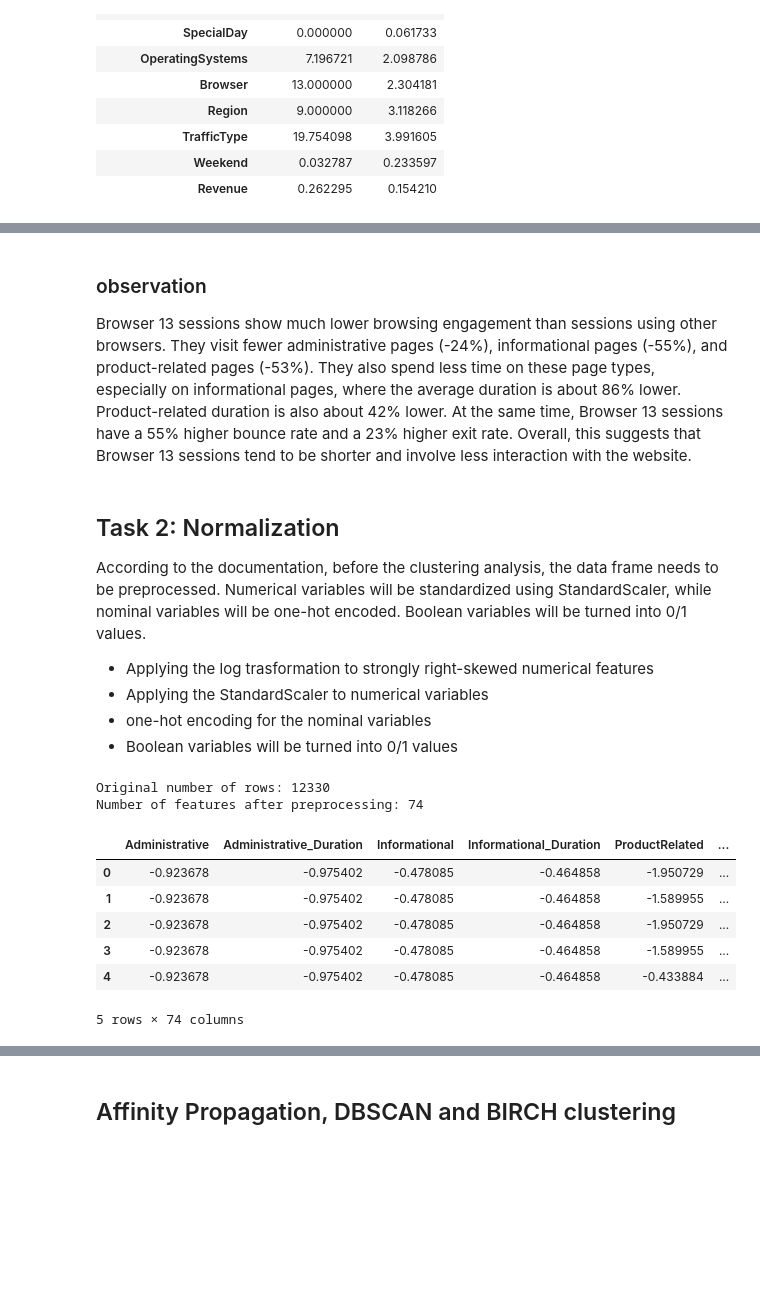
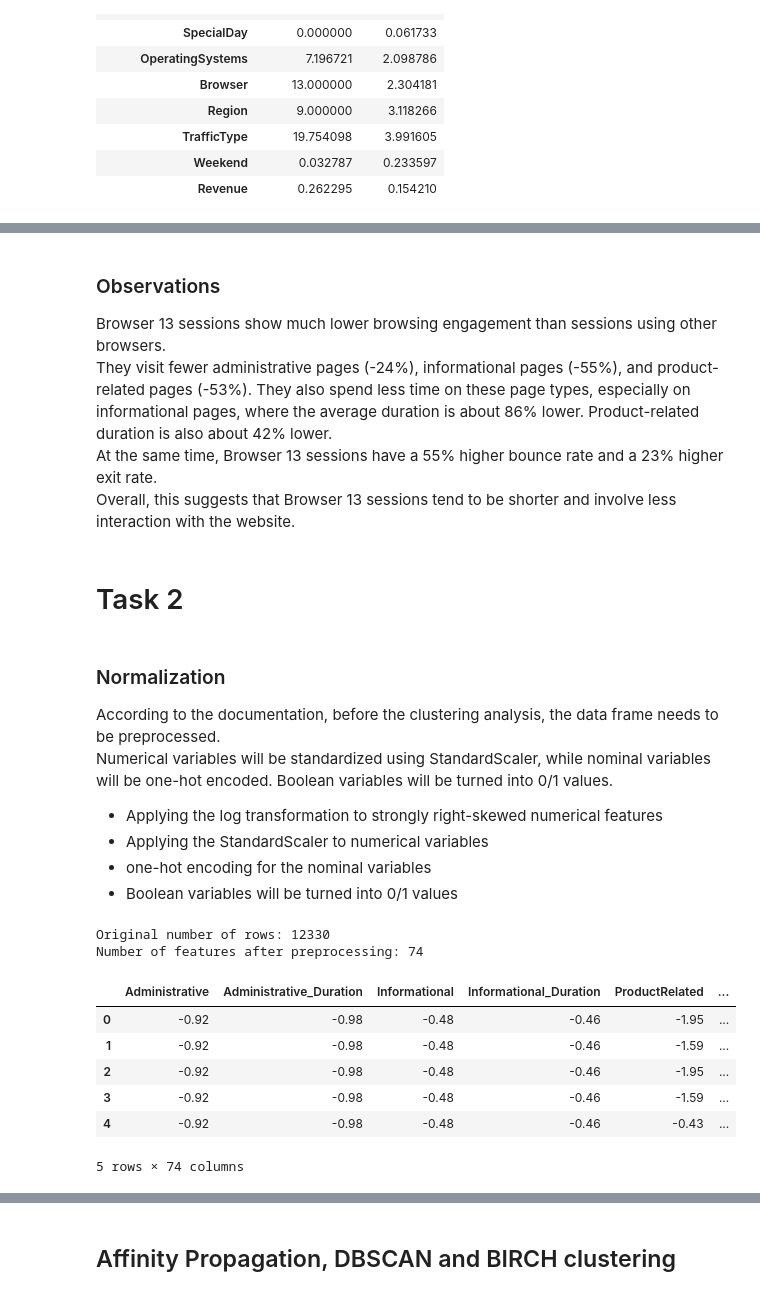
Before and after one commit to kenshin812/data_analysis, a Jupyter notebook: assignment2/submission.ipynb, the cells around one changed output, grey strips where cells are left out. Drawn from its saved outputs; the diff is of its cells as text; code cells hidden in the pictures; blank space fills up the shorter version.

```diff
--- a/assignment2/submission.ipynb
+++ b/assignment2/submission.ipynb
@@ -342,17 +270,23 @@ This chart compares the average characteristics of Browser 13 sessions with thos
 # %% [markdown]
-### observation
-Browser 13 sessions show much lower browsing engagement than sessions using other browsers. They visit fewer administrative pages (-24%), informational pages (-55%), and product-related pages (-53%). They also spend less time on these page types, especially on informational pages, where the average duration is about 86% lower. Product-related duration is also about 42% lower. At the same time, Browser 13 sessions have a 55% higher bounce rate and a 23% higher exit rate. Overall, this suggests that Browser 13 sessions tend to be shorter and involve less interaction with the website.
+### Observations
+
+Browser 13 sessions show much lower browsing engagement than sessions using other browsers.
+They visit fewer administrative pages (-24%), informational pages (-55%), and product-related pages (-53%). They also spend less time on these page types, especially on informational pages, where the average duration is about 86% lower. Product-related duration is also about 42% lower.
+At the same time, Browser 13 sessions have a 55% higher bounce rate and a 23% higher exit rate.
+Overall, this suggests that Browser 13 sessions tend to be shorter and involve less interaction with the website.
+# %% [markdown]
+# Task 2
 # %% [markdown]
-## Task 2: Normalization
-According to the documentation, before the clustering analysis, the data frame needs to be preprocessed. Numerical variables will be standardized using StandardScaler, while nominal variables will be one-hot encoded. Boolean variables will be turned into 0/1 values.
+### Normalization
 
-* Applying the log trasformation to strongly right-skewed numerical features
+According to the documentation, before the clustering analysis, the data frame needs to be preprocessed.
+Numerical variables will be standardized using StandardScaler, while nominal variables will be one-hot encoded. Boolean variables will be turned into 0/1 values.
+
+* Applying the log transformation to strongly right-skewed numerical features
 * Applying the StandardScaler to numerical variables
 * one-hot encoding for the nominal variables
 * Boolean variables will be turned into 0/1 values
 # %%
-import pandas as pd
-import numpy as np
 from sklearn.preprocessing import StandardScaler
 
 # Load data
@@ -377,7 +311,7 @@ numerical_columns = [
     "ExitRates",
     "PageValues",
     "SpecialDay"
-]
+    ]
 
 # Strongly right-skewed numerical features
 log_columns = [
@@ -388,7 +322,7 @@ log_columns = [
     "ProductRelated",
     "ProductRelated_Duration",
     "PageValues"
-]
+    ]
 
 # Nominal categorical features
 categorical_columns = [
@@ -396,49 +330,41 @@ categorical_columns = [
     "OperatingSystems",
     "Browser",
     "Region",
     "TrafficType",
     "VisitorType"
-]
+    ]
 
 # Reduce skewness of strongly skewed numerical features
-X[log_columns] = np.log1p(
-    X[log_columns]
-)
+X[log_columns] = np.log1p(X[log_columns])
 
 # Scale numerical features only
 scaler = StandardScaler()
 
-X[numerical_columns] = scaler.fit_transform(
-    X[numerical_columns]
-)
+X[numerical_columns] = scaler.fit_transform(X[numerical_columns])
 
 # One-hot encode nominal features
 # These remain 0/1 and are NOT standardized
-X = pd.get_dummies(
-    X,
-    columns=categorical_columns,
-    dtype=int
-)
+X = pd.get_dummies(X, columns=categorical_columns, dtype=int)
 
 # Keep the variable name used in the later tasks
 X_scaled_cleaned = X.to_numpy(dtype=float)
 
 # Make df.columns correspond to the preprocessed matrix
 # so your later code works:
 # pd.DataFrame(X_scaled_cleaned, columns=df.columns)
 df = X.copy()
 
 print("Original number of rows:", X.shape[0])
 print("Number of features after preprocessing:", X.shape[1])
 
-display(X.head())
+display(X.head().round(2))
 # %% [output]
 Original number of rows: 12330
 Number of features after preprocessing: 74
 |  | Administrative | Administrative_Duration | Informational | Informational_Duration | ProductRelated | ... |
-| 0 | -0.923678 | -0.975402 | -0.478085 | -0.464858 | -1.950729 | ... |
-| 1 | -0.923678 | -0.975402 | -0.478085 | -0.464858 | -1.589955 | ... |
-| 2 | -0.923678 | -0.975402 | -0.478085 | -0.464858 | -1.950729 | ... |
-| 3 | -0.923678 | -0.975402 | -0.478085 | -0.464858 | -1.589955 | ... |
-| 4 | -0.923678 | -0.975402 | -0.478085 | -0.464858 | -0.433884 | ... |
+| 0 | -0.92 | -0.98 | -0.48 | -0.46 | -1.95 | ... |
+| 1 | -0.92 | -0.98 | -0.48 | -0.46 | -1.59 | ... |
+| 2 | -0.92 | -0.98 | -0.48 | -0.46 | -1.95 | ... |
+| 3 | -0.92 | -0.98 | -0.48 | -0.46 | -1.59 | ... |
+| 4 | -0.92 | -0.98 | -0.48 | -0.46 | -0.43 | ... |
 5 rows × 74 columns
```
Also changed, not shown: parts of 40 cells of this notebook.
